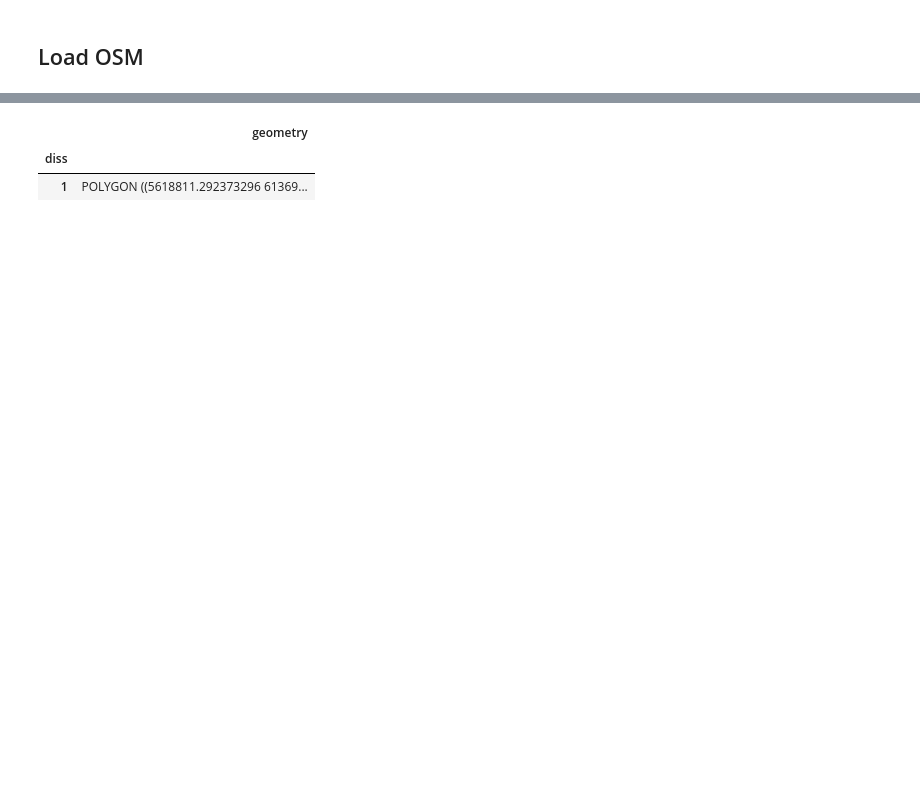
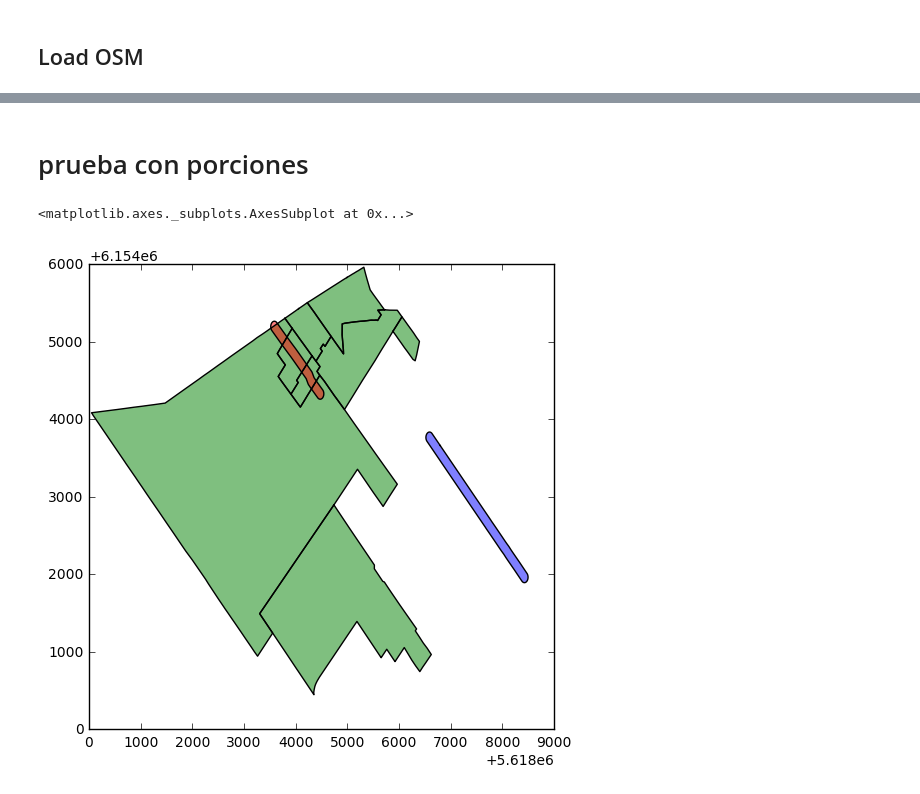
Before and after one commit to alephcero/thesis, a Jupyter notebook: src/crearCartografiaAGBA.ipynb, the cells around one changed output, grey strips where cells are left out. Drawn from its saved outputs; the diff is of its cells as text; code cells hidden in the pictures; blank space fills up the shorter version.

```diff
--- a/src/crearCartografiaAGBA.ipynb
+++ b/src/crearCartografiaAGBA.ipynb
@@ -78,7 +228,0 @@ agba.crs
-# %%
-agbaLimites = agba.loc[:,['geometry','diss']].dissolve(by='diss')
-agbaLimites
-# %% [output]
-|  | geometry |
-| diss |  |
-| 1 | POLYGON ((5618811.292373296 61369... |
@@ -86,0 +229,2 @@ agbaLim = gpd.GeoDataFrame(agba.groupby("diss").geometry.agg(shapely.ops.unary_u
+# %% [markdown]
+# prueba con porciones
@@ -86,0 +240,20 @@ agbaLim = gpd.GeoDataFrame(agba.groupby("diss").geometry.agg(shapely.ops.unary_u
+# %%
+radiosSel = gpd.read_file('dataPrueba/radiosSeleccionados.shp')
+calleConectada = gpd.read_file('dataPrueba/calleConConexion.shp')
+calleConectada['buffer'] = calleConectada.geometry.buffer(70)
+calleConectada.drop(['geometry'],axis=1,inplace=True)
+calleConectada.columns = [u'highway', u'geometry']
+
+calleAislada = gpd.read_file('dataPrueba/calleSinConexion.shp')
+calleAislada['buffer'] = calleAislada.geometry.buffer(70)
+calleAislada.drop(['geometry'],axis=1,inplace=True)
+calleAislada.columns = [u'highway', u'geometry']
+# %%
+fig = plt.figure(figsize=(6,6))
+ax = fig.add_subplot(1,1,1)
+radiosSel.plot(ax=ax,color='green')
+calleAislada.plot(ax=ax,color='blue')
+calleConectada.plot(ax=ax,color='red')
+# %% [output]
+<matplotlib.axes._subplots.AxesSubplot at 0x...>
+[figure, added]
```
Also changed, not shown: parts of 38 cells of this notebook, 21 other files.
